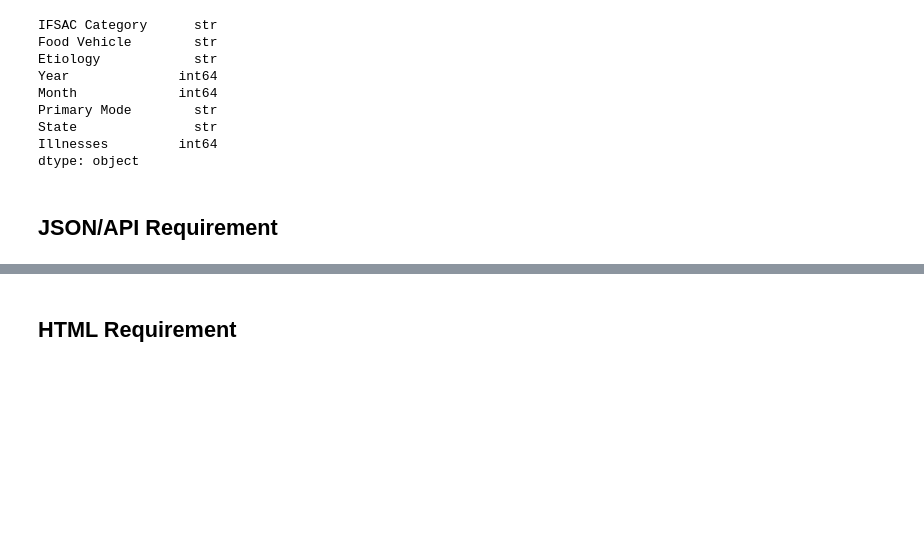
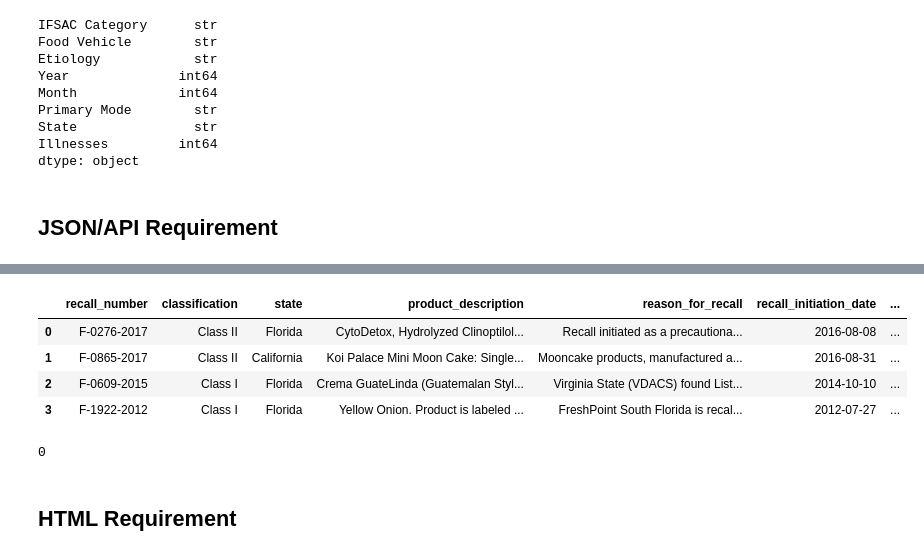
Before and after one commit to arnavisharsh/cs2316-final-project, a Jupyter notebook: Final Project Phase II-1.ipynb, the cells around one changed output, grey strips where cells are left out. Drawn from its saved outputs; the diff is of its cells as text; code cells hidden in the pictures; blank space fills up the shorter version.

```diff
--- a/Final Project Phase II-1.ipynb
+++ b/Final Project Phase II-1.ipynb
@@ -184,3 +380,53 @@ json_api_parser()
+# %%
+# we need to standardize the state across the datasets. easiest way was to use the dictionary of state mappings of abreviations to their name
+states = {
+    "AL": "Alabama", "AK": "Alaska", "AZ": "Arizona",
+    "AR": "Arkansas", "CA": "California", "CO": "Colorado",
+    "CT": "Connecticut", "DE": "Delaware", "FL": "Florida",
+    "GA": "Georgia", "HI": "Hawaii", "ID": "Idaho",
+    "IL": "Illinois", "IN": "Indiana", "IA": "Iowa",
+    "KS": "Kansas", "KY": "Kentucky", "LA": "Louisiana",
+    "ME": "Maine", "MD": "Maryland", "MA": "Massachusetts",
+    "MI": "Michigan", "MN": "Minnesota", "MS": "Mississippi",
+    "MO": "Missouri", "MT": "Montana", "NE": "Nebraska",
+    "NV": "Nevada", "NH": "New Hampshire", "NJ": "New Jersey",
+    "NM": "New Mexico", "NY": "New York", "NC": "North Carolina",
+    "ND": "North Dakota", "OH": "Ohio", "OK": "Oklahoma",
+    "OR": "Oregon", "PA": "Pennsylvania", "RI": "Rhode Island",
+    "SC": "South Carolina", "SD": "South Dakota",
+    "TN": "Tennessee", "TX": "Texas", "UT": "Utah",
+    "VT": "Vermont", "VA": "Virginia", "WA": "Washington",
+    "WV": "West Virginia", "WI": "Wisconsin", "WY": "Wyoming",
+    "DC": "District of Columbia", "PR": "Puerto Rico"
+}
+
+df["state"] = df["state"].replace(states)
+# %%
+# standardize the dates, JSON does not create them into date format
+df["recall_initiation_date"] = pd.to_datetime(
+    df["recall_initiation_date"],
+    format="%Y%m%d",
+)
+
+df["report_date"] = pd.to_datetime(
+    df["report_date"],
+    format="%Y%m%d",
+)
+
+df["Year"] = df["recall_initiation_date"].dt.year
+df["Month"] = df["recall_initiation_date"].dt.month
+
+df.head(4)
+# %% [output]
+|  | recall_number | classification | state | product_description | reason_for_recall | recall_initiation_date | ... |
+| 0 | F-0276-2017 | Class II | Florida | CytoDetox, Hydrolyzed Clinoptilol... | Recall initiated as a precautiona... | 2016-08-08 | ... |
+| 1 | F-0865-2017 | Class II | California | Koi Palace Mini Moon Cake: Single... | Mooncake products, manufactured a... | 2016-08-31 | ... |
+| 2 | F-0609-2015 | Class I | Florida | Crema GuateLinda (Guatemalan Styl... | Virginia State (VDACS) found List... | 2014-10-10 | ... |
+| 3 | F-1922-2012 | Class I | Florida | Yellow Onion. Product is labeled ... | FreshPoint South Florida is recal... | 2012-07-27 | ... |
+# %%
+print(df["state"].isnull().sum())
+# %% [output]
+0
 # %% [markdown]
 ## HTML Requirement
 # %%
```
Also changed, not shown: parts of 8 cells of this notebook, 2 other files.
